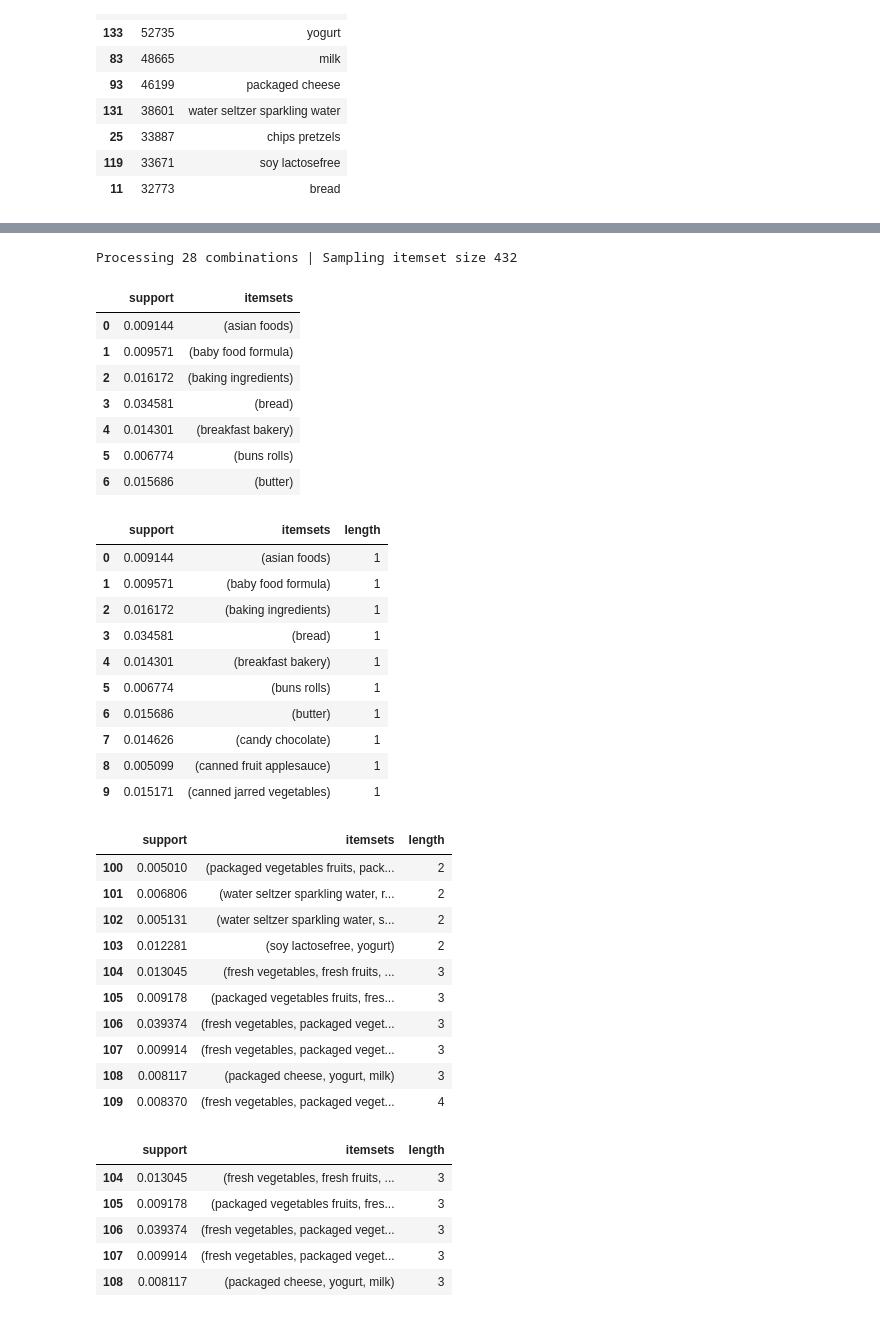
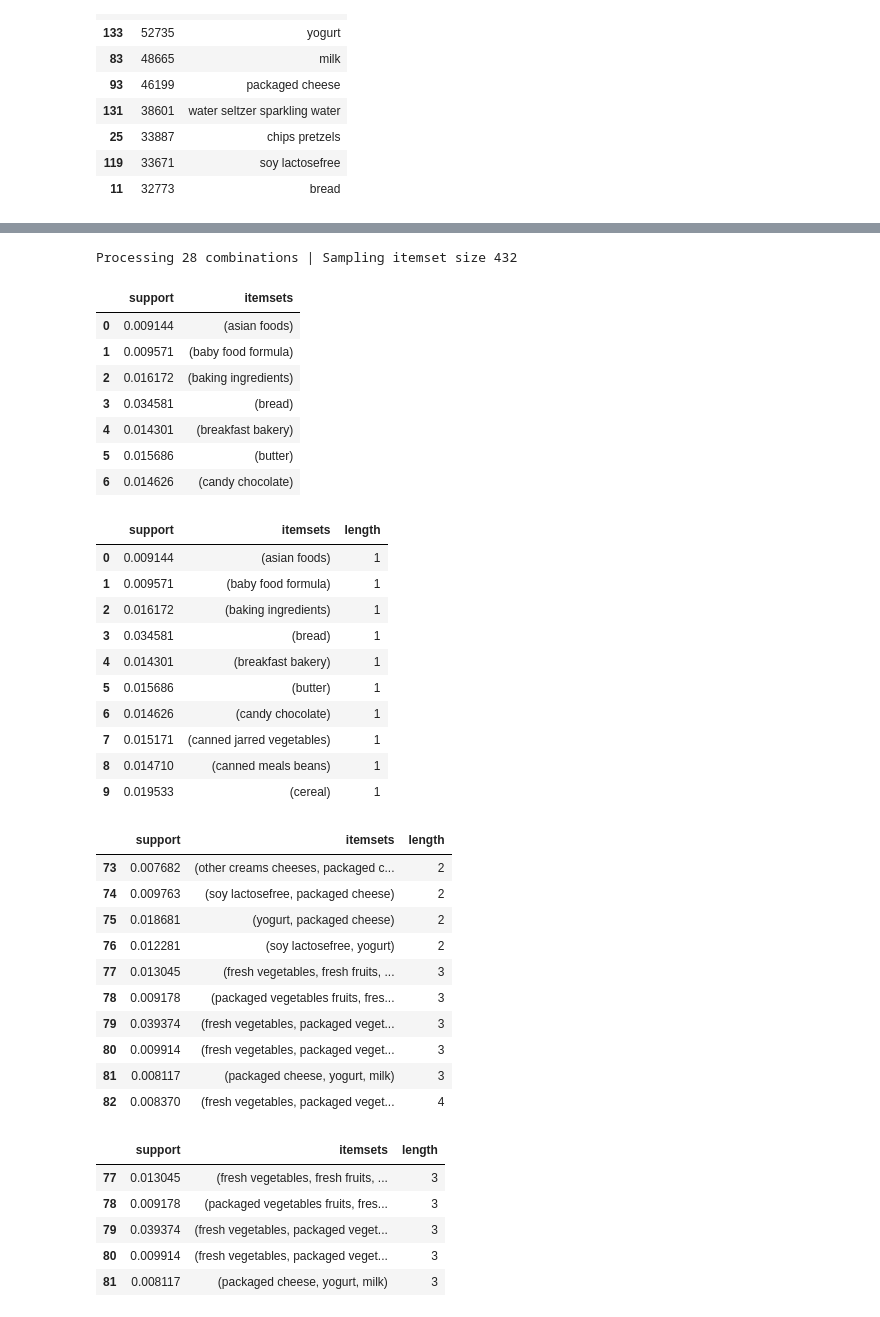
Before and after one commit to baco0611/Analyze_Hunter_Shop_DataMining, a Jupyter notebook: data.ipynb, the cells around one changed output, grey strips where cells are left out. Saved outputs shown, nothing was run; the diff lists cells and outputs as text; code cells hidden in the pictures.

```diff
--- a/data.ipynb
+++ b/data.ipynb
@@ -649,7 +652,8 @@ f = pf.iloc[0]-pf.iloc[3]
 a = f.tolist()
 b = list(f.index)
 item = pd.DataFrame([[a[r],b[r]]for r in range(len(a))], columns=['Count','Item'])
-item = item.sort_values(['Count'], ascending=False).head(50)
+item = item.sort_values(['Count'], ascending=False)
+# item = item.sort_values(['Count'], ascending=False).head(50)
 item.head(10)
 # %% [output]
 |  | Count | Item |
@@ -706,3 +713,32 @@ distutils Version classes are deprecated. Use packaging.version instead.
 
 distutils Version classes are deprecated. Use packaging.version instead.
 [interactive output not drawn]
+# %%
+# Tính trung bình (mean) của cột 'Count'
+mean_value = item['Count'].mean()
+
+# Tính trung vị (median) của cột 'Count'
+median_value = item['Count'].median()
+
+count_column = item['Count'].sum()
+
+print(mean_value, median_value, count_column)
+print(mean_value/count_column)
+print(median_value/count_column/2)
+
+min_support = median_value/count_column/2
+
+# For User
+# Tính trung bình (mean) của cột 'Count'
+mean_value_user = item_user['Count'].mean()
+
+# Tính trung vị (median) của cột 'Count'
+median_value_user = item_user['Count'].median()
+
+count_column_user = item_user['Count'].sum()
+
+print(mean_value_user, median_value_user, count_column_user)
+print(mean_value_user/count_column_user)
+print(median_value_user/count_column_user/2)
+
+min_support_user = median_value_user/count_column_user/2
@@ -709,5 +752,5 @@ distutils Version classes are deprecated. Use packaging.version instead.
 # %%
-freq_items = apriori(transactions, min_support=0.005, use_colnames=True, verbose=1)
+freq_items = apriori(transactions, min_support=min_support, use_colnames=True, verbose=1)
 freq_items.head(7)
 # %% [output]
 Processing 28 combinations | Sampling itemset size 432
@@ -717,8 +760,8 @@ Processing 28 combinations | Sampling itemset size 432
 | 2 | 0.016172 | (baking ingredients) |
 | 3 | 0.034581 | (bread) |
 | 4 | 0.014301 | (breakfast bakery) |
-| 5 | 0.006774 | (buns rolls) |
-| 6 | 0.015686 | (butter) |
+| 5 | 0.015686 | (butter) |
+| 6 | 0.014626 | (candy chocolate) |
 # %%
 freq_items['length'] = freq_items['itemsets'].apply(lambda x: len(x))
 freq_items.head(10)
@@ -729,32 +772,32 @@ freq_items.head(10)
 | 2 | 0.016172 | (baking ingredients) | 1 |
 | 3 | 0.034581 | (bread) | 1 |
 | 4 | 0.014301 | (breakfast bakery) | 1 |
-| 5 | 0.006774 | (buns rolls) | 1 |
-| 6 | 0.015686 | (butter) | 1 |
-| 7 | 0.014626 | (candy chocolate) | 1 |
-| 8 | 0.005099 | (canned fruit applesauce) | 1 |
-| 9 | 0.015171 | (canned jarred vegetables) | 1 |
+| 5 | 0.015686 | (butter) | 1 |
+| 6 | 0.014626 | (candy chocolate) | 1 |
+| 7 | 0.015171 | (canned jarred vegetables) | 1 |
+| 8 | 0.014710 | (canned meals beans) | 1 |
+| 9 | 0.019533 | (cereal) | 1 |
 # %%
 freq_items.tail(10)
 # %% [output]
 |  | support | itemsets | length |
-| 100 | 0.005010 | (packaged vegetables fruits, pack... | 2 |
-| 101 | 0.006806 | (water seltzer sparkling water, r... | 2 |
-| 102 | 0.005131 | (water seltzer sparkling water, s... | 2 |
-| 103 | 0.012281 | (soy lactosefree, yogurt) | 2 |
-| 104 | 0.013045 | (fresh vegetables, fresh fruits, ... | 3 |
-| 105 | 0.009178 | (packaged vegetables fruits, fres... | 3 |
-| 106 | 0.039374 | (fresh vegetables, packaged veget... | 3 |
-| 107 | 0.009914 | (fresh vegetables, packaged veget... | 3 |
-| 108 | 0.008117 | (packaged cheese, yogurt, milk) | 3 |
-| 109 | 0.008370 | (fresh vegetables, packaged veget... | 4 |
+| 73 | 0.007682 | (other creams cheeses, packaged c... | 2 |
+| 74 | 0.009763 | (soy lactosefree, packaged cheese) | 2 |
+| 75 | 0.018681 | (yogurt, packaged cheese) | 2 |
+| 76 | 0.012281 | (soy lactosefree, yogurt) | 2 |
+| 77 | 0.013045 | (fresh vegetables, fresh fruits, ... | 3 |
+| 78 | 0.009178 | (packaged vegetables fruits, fres... | 3 |
+| 79 | 0.039374 | (fresh vegetables, packaged veget... | 3 |
+| 80 | 0.009914 | (fresh vegetables, packaged veget... | 3 |
+| 81 | 0.008117 | (packaged cheese, yogurt, milk) | 3 |
+| 82 | 0.008370 | (fresh vegetables, packaged veget... | 4 |
 # %%
-freq_items[(freq_items['length']==3)&(freq_items['support']>=0.005)]
+freq_items[(freq_items['length']==3)&(freq_items['support']>=min_support)]
 # %% [output]
 |  | support | itemsets | length |
-| 104 | 0.013045 | (fresh vegetables, fresh fruits, ... | 3 |
-| 105 | 0.009178 | (packaged vegetables fruits, fres... | 3 |
-| 106 | 0.039374 | (fresh vegetables, packaged veget... | 3 |
-| 107 | 0.009914 | (fresh vegetables, packaged veget... | 3 |
-| 108 | 0.008117 | (packaged cheese, yogurt, milk) | 3 |
+| 77 | 0.013045 | (fresh vegetables, fresh fruits, ... | 3 |
+| 78 | 0.009178 | (packaged vegetables fruits, fres... | 3 |
+| 79 | 0.039374 | (fresh vegetables, packaged veget... | 3 |
+| 80 | 0.009914 | (fresh vegetables, packaged veget... | 3 |
+| 81 | 0.008117 | (packaged cheese, yogurt, milk) | 3 |
 # %%
```
Also changed, not shown: parts of 15 cells of this notebook.
